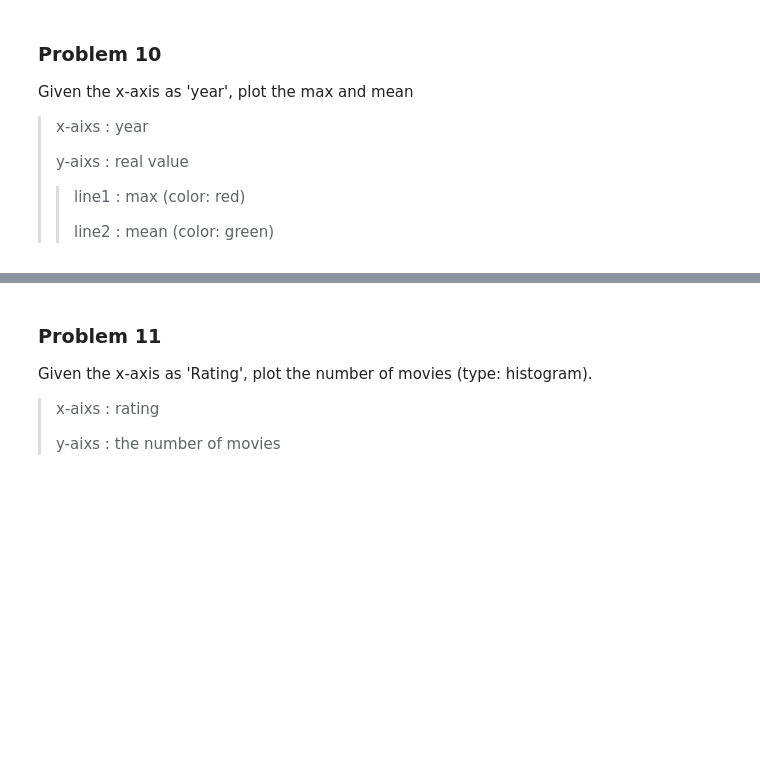
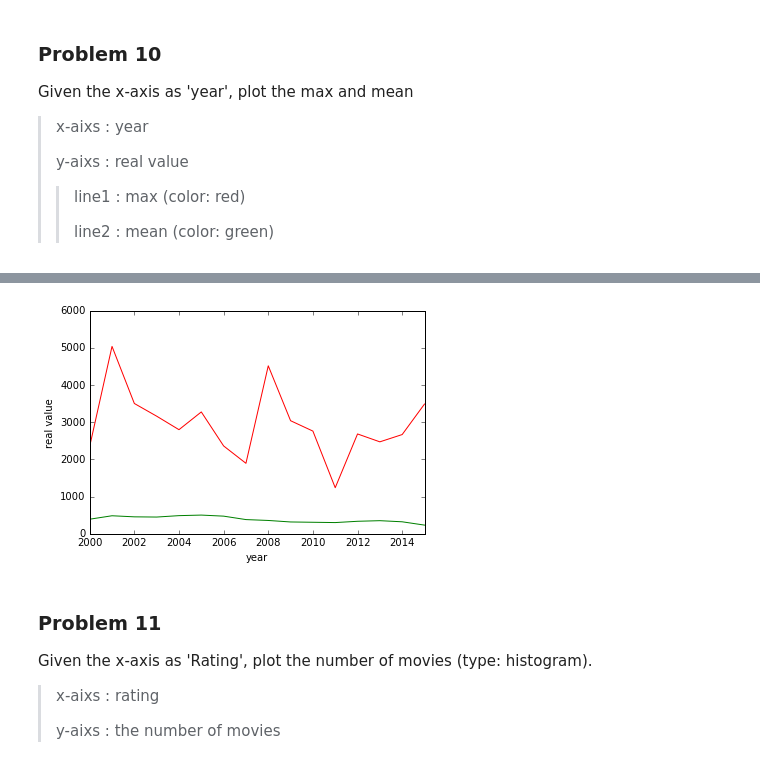
Before and after one commit to hsy159/etc, a Jupyter notebook: HW1_2012190720.ipynb, the cells around one changed output, grey strips where cells are left out. Cells and saved outputs as stored; diff of their text form; code cells hidden in the pictures; blank space fills up the shorter version.

```diff
--- a/HW1.ipynb
+++ b/HW1_2012190720.ipynb
@@ -549,3 +676,14 @@ Given the x-axis as 'year', plot the max and mean
+# %%
+# your code here
+
+plt.plot(review_statistics['max'],color="red")
+plt.plot(review_statistics['mean'],color="green")
+plt.axis([2000,2015,0,6000])
+plt.xlabel('year')
+plt.ylabel('real value')
+plt.show()
+# %% [output]
+[figure, added]
 # %% [markdown]
 ### Problem 11
 
```
Also changed, not shown: parts of 26 cells of this notebook, 3 other files.
